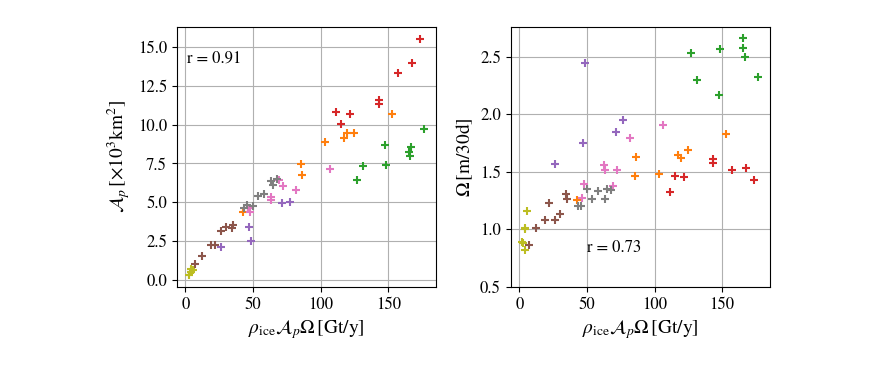
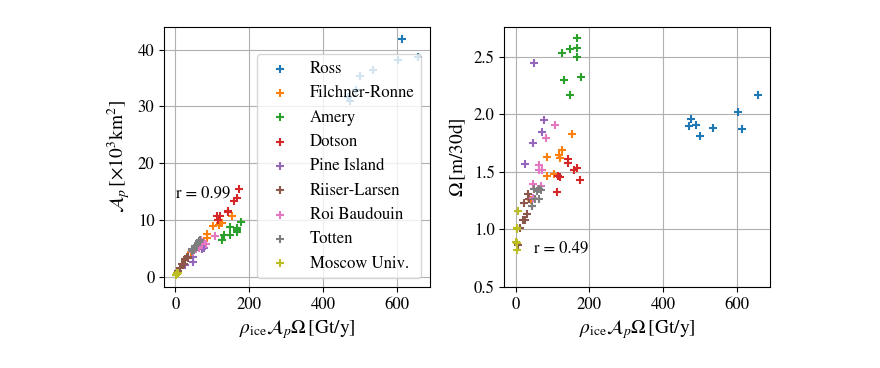
Before and after one commit to lsaddier/Low-Dimensionnal-Model-2025, a Jupyter notebook: seasonnality/Interannuality.ipynb, the cells around one changed output. Cells and saved outputs as stored; diff of their text form; code cells hidden in the pictures.

Commit message:
Correlation plots

```diff
--- a/seasonnality/Interannuality.ipynb
+++ b/seasonnality/Interannuality.ipynb
@@ -70,7 +70,7 @@ Ap_list = inputs.Ap.groupby(inputs.time.dt.year).mean().values #m^2 Polynya area
 Omega_list = inputs.Omega.groupby(inputs.time.dt.year).mean().values /30/24/3600 #m/s Freezing rate
 
 cond = Omega_list*30*24*3600<0.5 # To not take into account values under the threshold Omega < 0.5 m/30d
-cond = ~(~(Omega_list*30*24*3600<0.5) * ~(Ap_list>2e10)) # If you want to naot take into accont too big polynyas too
+#cond = ~(~(Omega_list*30*24*3600<0.5) * ~(Ap_list>2e10)) # If you want to naot take into accont too big polynyas too
 Ap_list = np.ma.masked_where(cond,Ap_list)
 Omega_list = np.ma.masked_where(cond,Omega_list)
 
@@ -83,32 +83,32 @@ name = inputs.name_isf.values
 fig, ax = plt.subplots(1,2,figsize=(7,3.5))
 
 for k in range(9):
     ax[0].scatter(SIF_list[k]*24*3600*365.25/1e12,
                   Ap_list[k]/1e9,
                   zorder=2,marker='+', label=name[k])
     ax[1].scatter(SIF_list[k]*24*3600*365.25/1e12,
                   Omega_list[k]*30*34*3600,
                   zorder=2,marker='+')
 
 ax[0].set_ylabel(r'$\mathcal{A}_p \,\mathrm{[\times 10^3 km^2]}$')
 ax[1].set_ylabel(r'$\Omega \, \mathrm{[m/30d]}$')
 
 ax[1].set_ylim(ymin=0.5) #threshold on Omega to detect polynyas
 
-#ax[0].legend()
+ax[0].legend(framealpha=None)
 
 r_Ap_SIF = correlation(Ap_list,SIF_list)
 r_Omega_SIF = correlation(Omega_list,SIF_list)
 
 ax[0].text(1,14,'r = '+str(np.round(r_Ap_SIF,2)))
 ax[1].text(50,0.8,'r = '+str(np.round(r_Omega_SIF,2)))
 
 for i in range(2):
     ax[i].grid()
     ax[i].set_xlabel(r'$\rho_\mathrm{ice}\mathcal{A}_p\Omega \, \mathrm{[Gt/y]}$')
 
 
 plt.tight_layout()
 plt.show()
 # %% [output]
-[figure, old version]
+[figure, new version]
```
Also changed, not shown: parts of 1 cell of this notebook.
